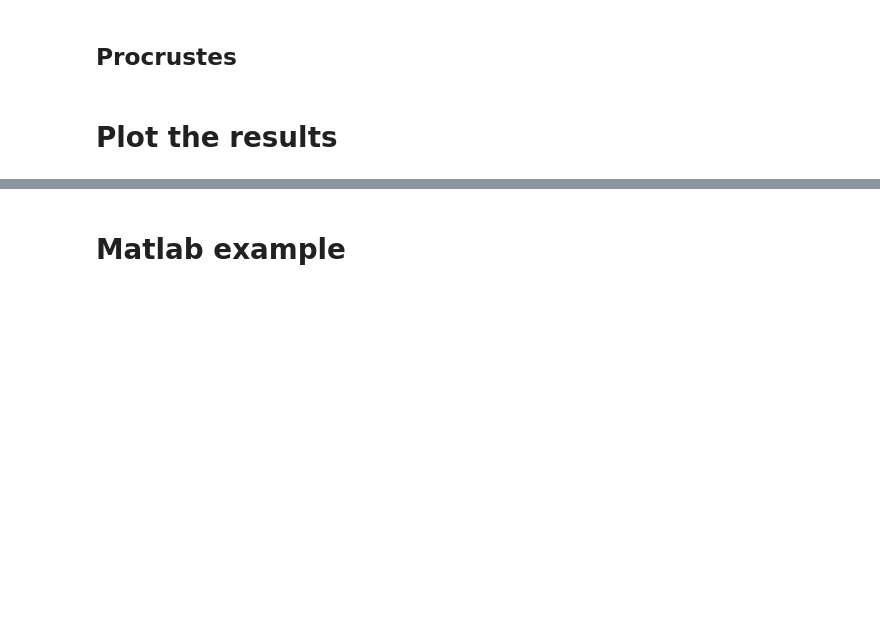
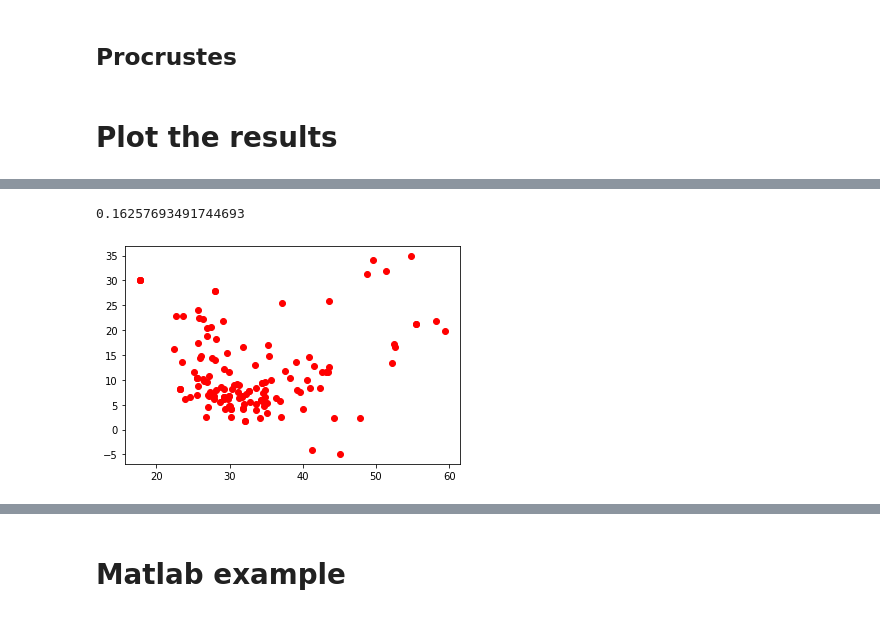
Before and after one commit to camoalon/language_genes, a Jupyter notebook: PCA.ipynb, the cells around one changed output, grey strips where cells are left out. Drawn from its saved outputs; the diff is of its cells as text; code cells hidden in the pictures; blank space fills up the shorter version.

```diff
--- a/PCA.ipynb
+++ b/PCA.ipynb
@@ -252,4 +310,4 @@ phonemes_pc = pd.DataFrame([phonemes_pca.PC1, phonemes_pca.PC2]).T
 # %% [markdown]
 ## Procrustes
 # %%
-d, Z, t = procrustes(coordinates.T.values, phonemes_pc.T.values)
+d_phonemes, Z_phonemes, t_phonemes = procrustes(coordinates.T.values, phonemes_pc.values)
@@ -265,4 +335,7 @@ plt.scatter(coordinates.T[0], coordinates.T[1], c = "g")
 # %%
-plt.scatter(Z.T[0], Z.T[1], c = "r")
-t0 = np.sqrt(1-d)
+plt.scatter(Z_phonemes.T[0], Z_phonemes.T[1], c = "r")
+t0 = np.sqrt(1-d_phonemes)
 print(t0)
+# %% [output]
+0.16257693491744693
+[figure, added]
```
Also changed, not shown: parts of 35 cells of this notebook.
